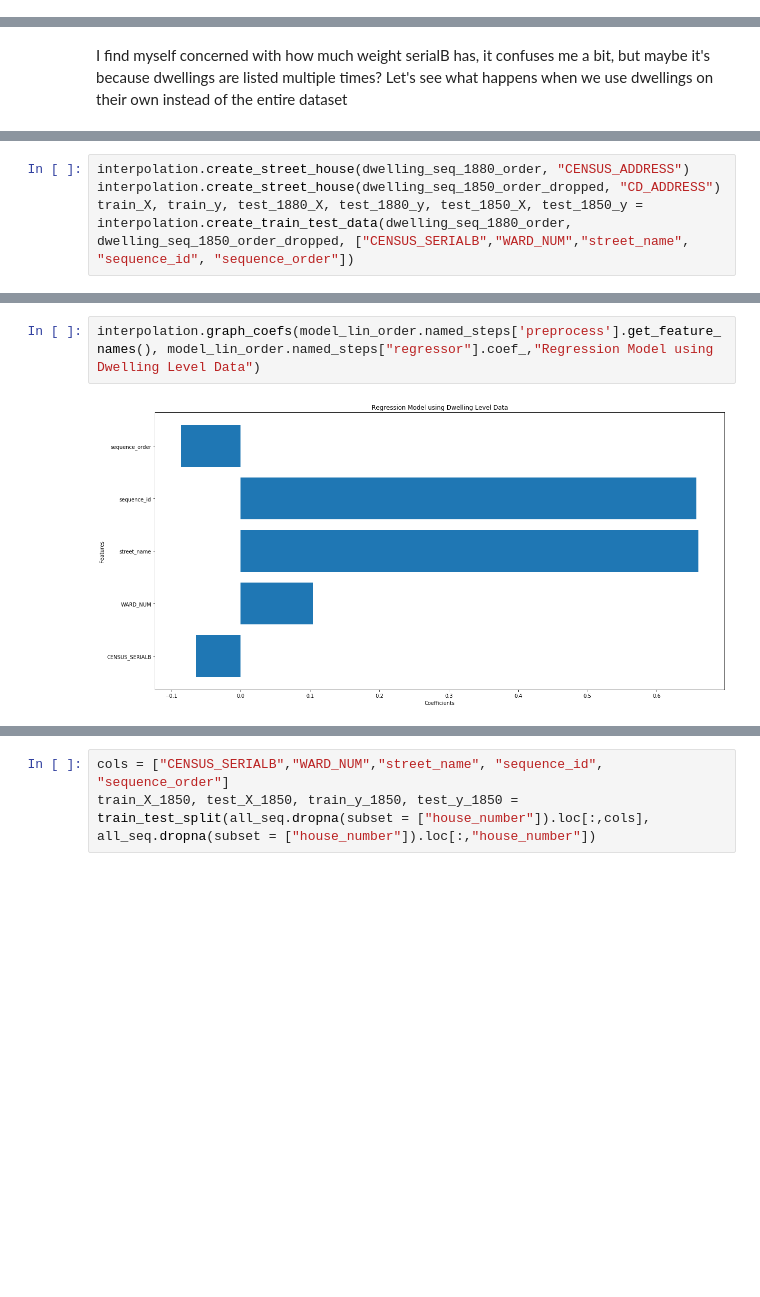
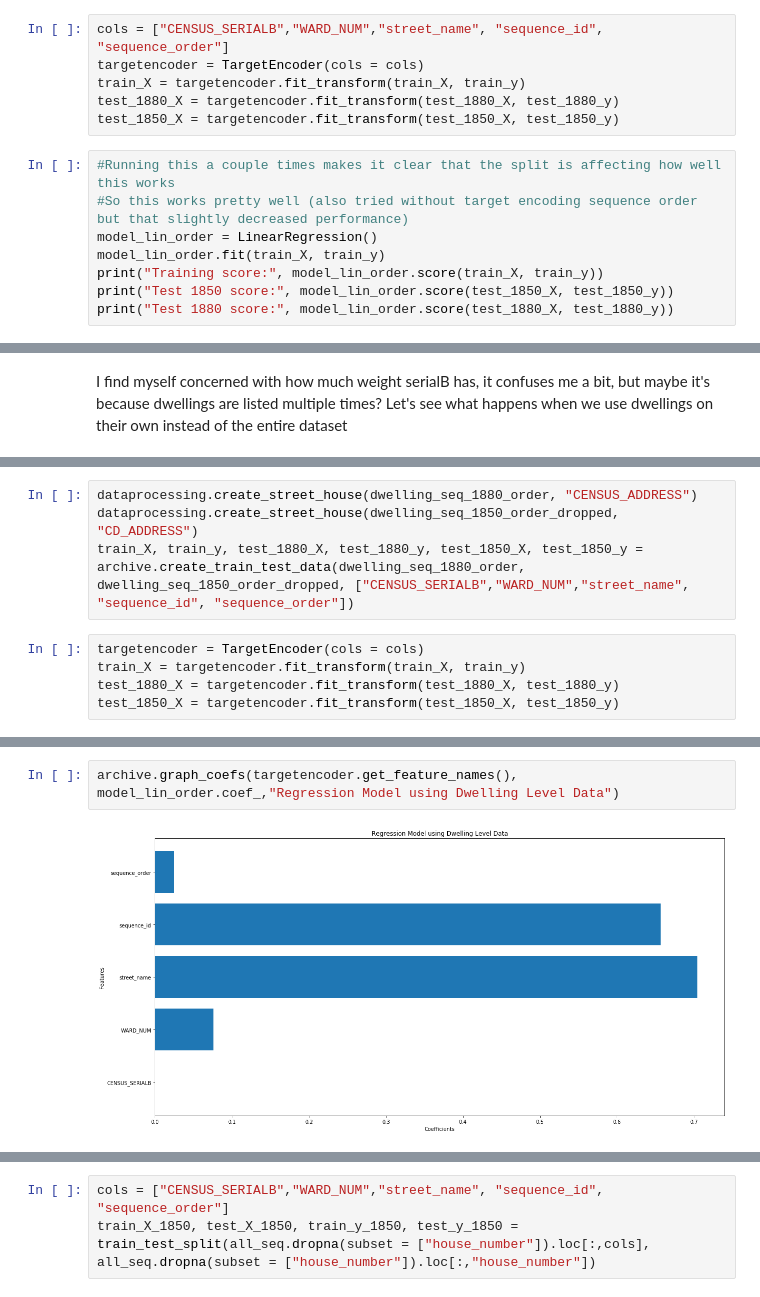
Before and after one commit to CenterForSpatialResearch/hnyc-spatial-linkage, a Jupyter notebook: interpolation_notebooks/Concepts_and_Development/Developing Distance Based Sequences.ipynb, the cells around one changed output, grey strips where cells are left out. Drawn from its saved outputs; the diff is of its cells as text; blank space fills up the shorter version.

```diff
--- a/Interpolation/Examining Sequence Patterns.ipynb
+++ b/interpolation_notebooks/Concepts_and_Development/Developing Distance Based Sequences.ipynb
@@ -426,0 +364,14 @@ Test 1880 score: 0.880457832542726
+# %%
+cols = ["CENSUS_SERIALB","WARD_NUM","street_name", "sequence_id", "sequence_order"]
+targetencoder = TargetEncoder(cols = cols)
+train_X = targetencoder.fit_transform(train_X, train_y)
+test_1880_X = targetencoder.fit_transform(test_1880_X, test_1880_y)
+test_1850_X = targetencoder.fit_transform(test_1850_X, test_1850_y)
+# %%
+#Running this a couple times makes it clear that the split is affecting how well this works
+#So this works pretty well (also tried without target encoding sequence order but that slightly decreased performance)
+model_lin_order = LinearRegression()
+model_lin_order.fit(train_X, train_y)
+print("Training score:", model_lin_order.score(train_X, train_y))
+print("Test 1850 score:", model_lin_order.score(test_1850_X, test_1850_y))
+print("Test 1880 score:", model_lin_order.score(test_1880_X, test_1880_y))
@@ -429,7 +401,12 @@ I find myself concerned with how much weight serialB has, it confuses me a bit,
 # %%
-interpolation.create_street_house(dwelling_seq_1880_order, "CENSUS_ADDRESS")
-interpolation.create_street_house(dwelling_seq_1850_order_dropped, "CD_ADDRESS")
-train_X, train_y, test_1880_X, test_1880_y, test_1850_X, test_1850_y = interpolation.create_train_test_data(dwelling_seq_1880_order, dwelling_seq_1850_order_dropped, ["CENSUS_SERIALB","WARD_NUM","street_name", "sequence_id", "sequence_order"])
+dataprocessing.create_street_house(dwelling_seq_1880_order, "CENSUS_ADDRESS")
+dataprocessing.create_street_house(dwelling_seq_1850_order_dropped, "CD_ADDRESS")
+train_X, train_y, test_1880_X, test_1880_y, test_1850_X, test_1850_y = archive.create_train_test_data(dwelling_seq_1880_order, dwelling_seq_1850_order_dropped, ["CENSUS_SERIALB","WARD_NUM","street_name", "sequence_id", "sequence_order"])
+# %%
+targetencoder = TargetEncoder(cols = cols)
+train_X = targetencoder.fit_transform(train_X, train_y)
+test_1880_X = targetencoder.fit_transform(test_1880_X, test_1880_y)
+test_1850_X = targetencoder.fit_transform(test_1850_X, test_1850_y)
 # %%
 model_lin_order.fit(train_X, train_y)
 print("Training score:", model_lin_order.score(train_X, train_y))
@@ -442,5 +419,5 @@ Test 1880 score: 0.7718077740203942
 # %%
-interpolation.graph_coefs(model_lin_order.named_steps['preprocess'].get_feature_names(), model_lin_order.named_steps["regressor"].coef_,"Regression Model using Dwelling Level Data")
+archive.graph_coefs(targetencoder.get_feature_names(), model_lin_order.coef_,"Regression Model using Dwelling Level Data")
 # %% [output]
-[figure, old version]
+[figure, new version]
 # %% [markdown]
```
Also changed, not shown: parts of 79 cells of this notebook, 14 other files.
